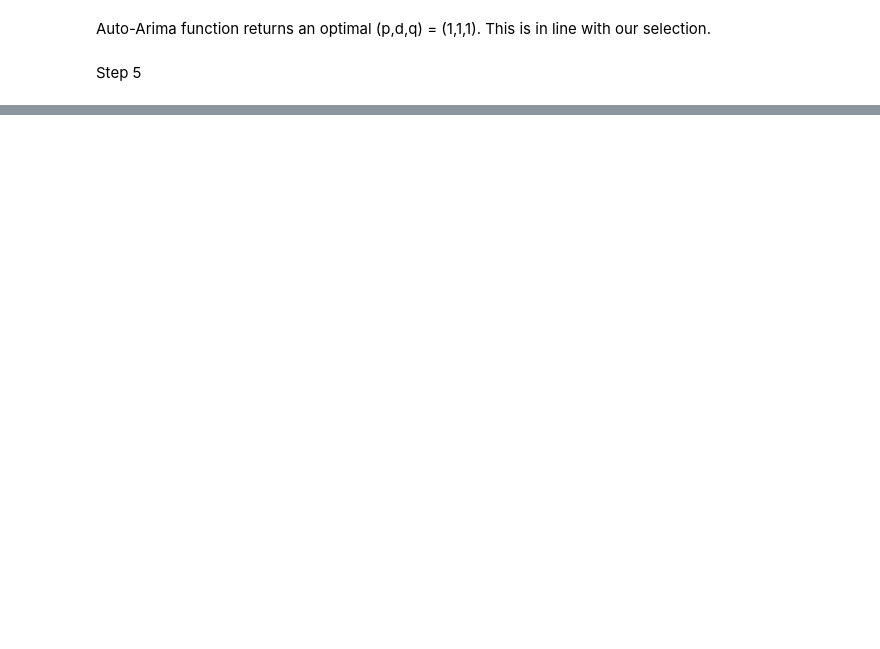
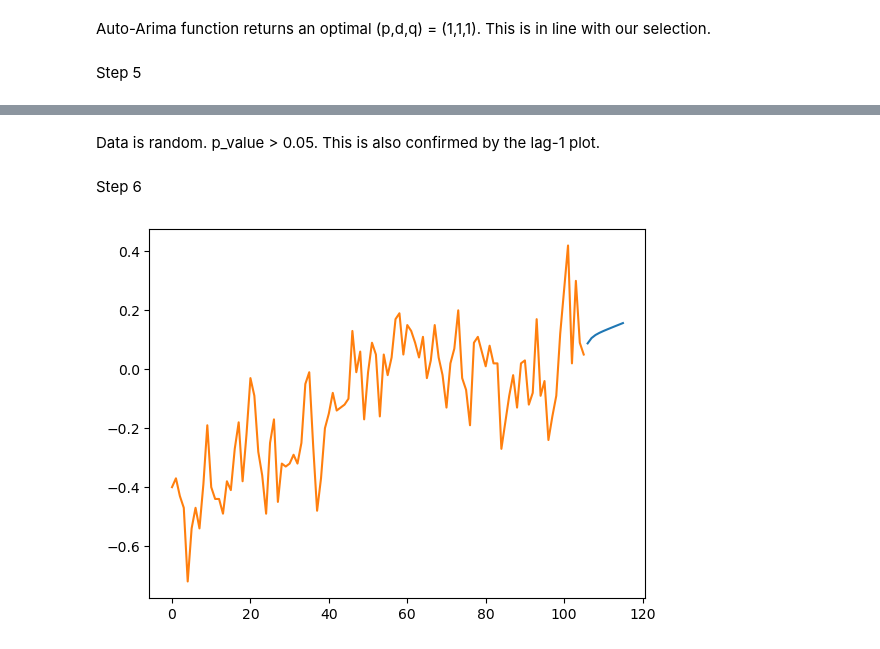
Before and after one commit to nagars/IL2233-KTH-Embedded-Intelligence, a Jupyter notebook: Lab2/lab2 Task5.ipynb, the cells around one changed output, grey strips where cells are left out. Saved outputs shown, nothing was run; the diff lists cells and outputs as text; code cells hidden in the pictures; blank space fills up the shorter version.

Commit message:
Task 5 is complete. Pending all required graphs

```diff
--- a/Lab2/lab2 Task5.ipynb
+++ b/Lab2/lab2 Task5.ipynb
@@ -156,0 +201,15 @@ Step 5
+# %% [markdown]
+Data is random. p_value > 0.05. This is also confirmed by the lag-1 plot.
+# %% [markdown]
+Step 6
+# %%
+forecast = model.predict(n_periods=10)
+
+# Line plot comparison of given data and predicted values
+plt.figure()
+forecast.plot.line()
+temp_series.plot.line()
+
+plt.savefig(f'plots/{plot_filename_base}_prediction_line.png')
+# %% [output]
+[figure, added]
```
Also changed, not shown: parts of 2 cells of this notebook, 2 other files.
